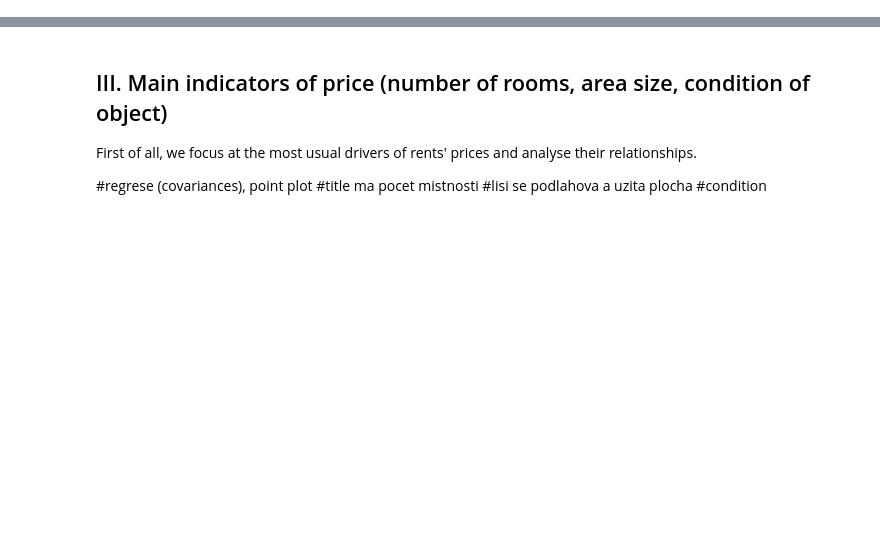
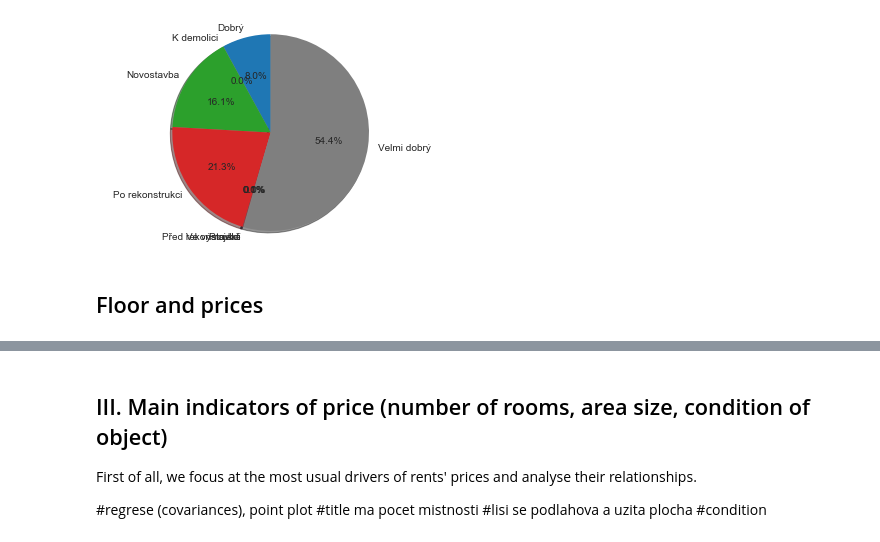
Before and after one commit to PepaSvec/realestate_metro, a Jupyter notebook: Visualisation.ipynb, the cells around one changed output, grey strips where cells are left out. Drawn from its saved outputs; the diff is of its cells as text; code cells hidden in the pictures; blank space fills up the shorter version.

```diff
--- a/Visualisation.ipynb
+++ b/Visualisation.ipynb
@@ -9,3 +18,6 @@ import numpy as np
 %matplotlib inline
 import matplotlib.pyplot as plt
 plt.style.use('seaborn-whitegrid')
+# %%
+def group_exm(var_name): #this function returns values and they frequency of occurence
+    return data1.groupby(var_name)[var_name].count()
@@ -32,0 +101,2 @@ plt.show()
+# %%
+condition = group_exm('Stav_objektu')
@@ -32,0 +110,13 @@ plt.show()
+# %%
+labels = 'Dobrý', 'K demolici', 'Novostavba','Po rekonstrukci', 'Projekt', 'Před rekonstrukcí', 'Ve výstavbě','Velmi dobrý'
+
+fig1, ax1 = plt.subplots()
+ax1.pie(condition, labels=labels, autopct='%1.1f%%',
+        shadow=True, startangle=90)
+ax1.axis('equal')  # Equal aspect ratio ensures that pie is drawn as a circle.
+
+plt.show()
+# %% [output]
+[figure, added]
+# %% [markdown]
+## Floor and prices
```
Also changed, not shown: parts of 21 cells of this notebook.
